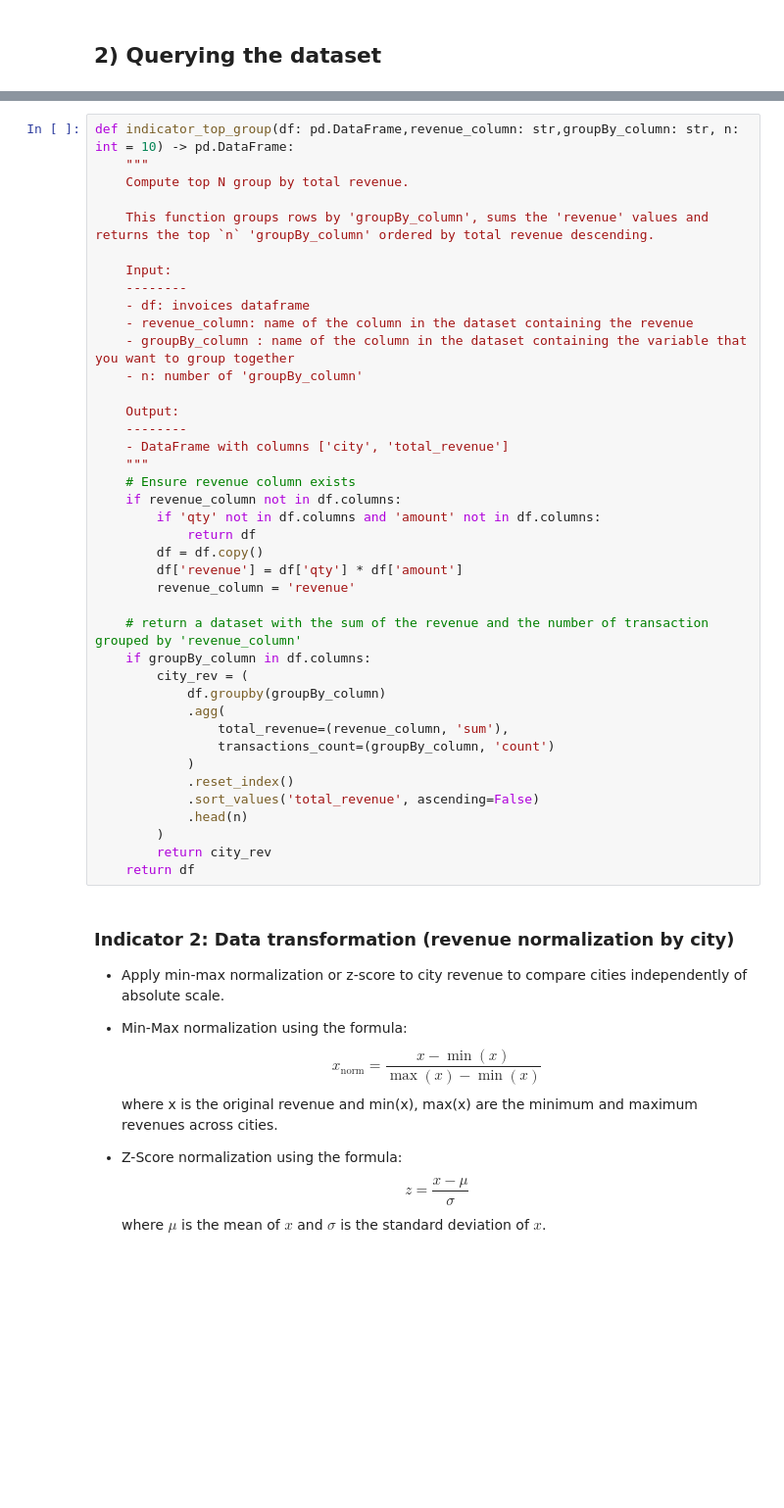
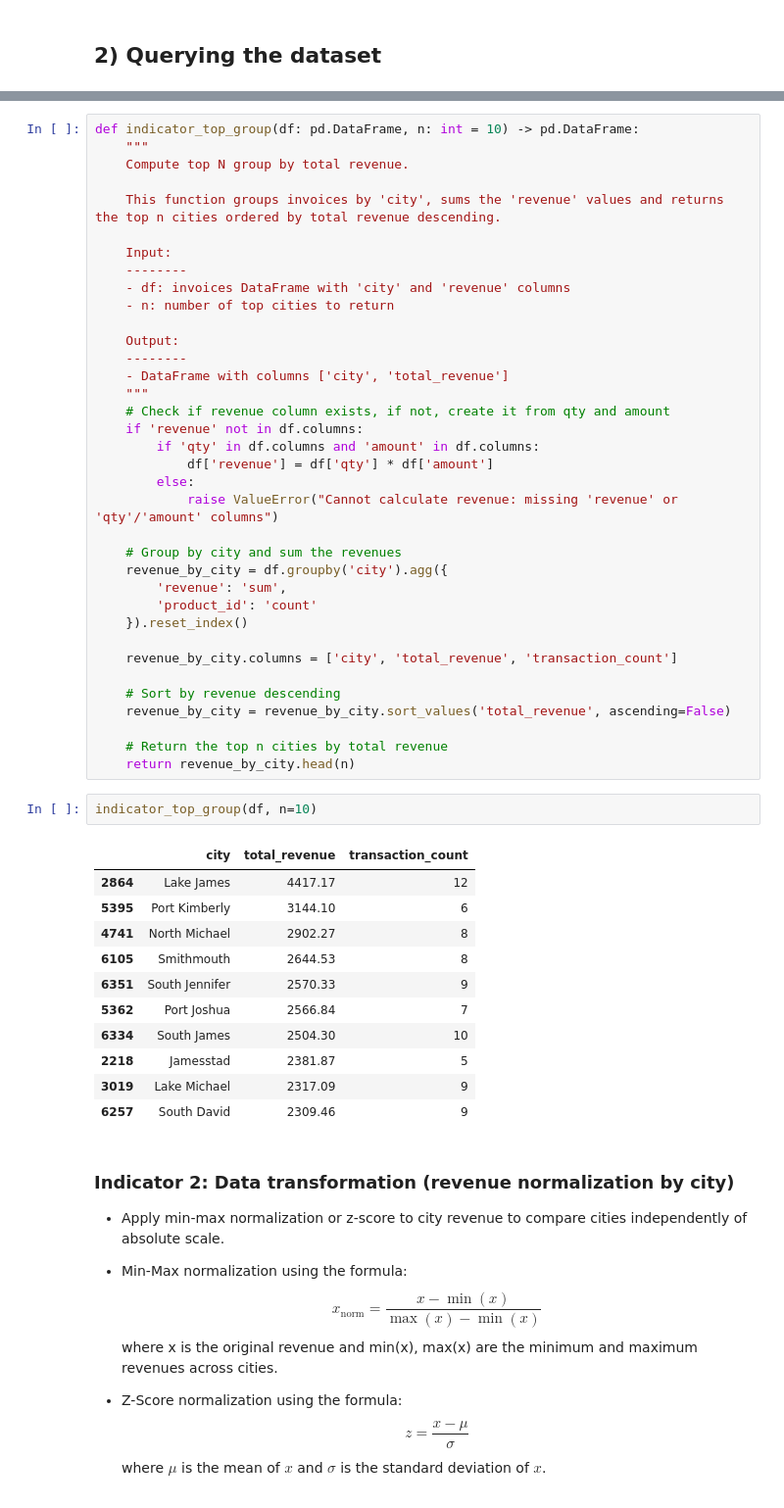
Before and after one commit to Loro67/invoices-data-analysis, a Jupyter notebook: Invoices-Dataset-Analysis.ipynb, the cells around one changed output, grey strips where cells are left out. Shown at 98% size. Cells and saved outputs as stored; diff of their text form; blank space fills up the shorter version.

```diff
--- a/Invoices-Dataset-Analysis.ipynb
+++ b/Invoices-Dataset-Analysis.ipynb
@@ -274,45 +306,55 @@ revenue  0.660933  0.675678  1.000000
 - Identifies the most profitable geographic locations by aggregating total revenue by city.
 - Could potentially be used for business (targeted marketing, logistics, etc.).
 # %%
-def indicator_top_group(df: pd.DataFrame,revenue_column: str,groupBy_column: str, n: int = 10) -> pd.DataFrame:
+def indicator_top_group(df: pd.DataFrame, n: int = 10) -> pd.DataFrame:
     """
     Compute top N group by total revenue.
 
-    This function groups rows by 'groupBy_column', sums the 'revenue' values and returns the top `n` 'groupBy_column' ordered by total revenue descending.
+    This function groups invoices by 'city', sums the 'revenue' values and returns the top n cities ordered by total revenue descending.
 
     Input:
     --------
-    - df: invoices dataframe
-    - revenue_column: name of the column in the dataset containing the revenue
-    - groupBy_column : name of the column in the dataset containing the variable that you want to group together
-    - n: number of 'groupBy_column'
+    - df: invoices DataFrame with 'city' and 'revenue' columns
+    - n: number of top cities to return
 
     Output:
     --------
     - DataFrame with columns ['city', 'total_revenue']
     """
-    # Ensure revenue column exists
-    if revenue_column not in df.columns:
-        if 'qty' not in df.columns and 'amount' not in df.columns:
-            return df
-        df = df.copy()
-        df['revenue'] = df['qty'] * df['amount']
-        revenue_column = 'revenue'
+    # Check if revenue column exists, if not, create it from qty and amount
+    if 'revenue' not in df.columns:
+        if 'qty' in df.columns and 'amount' in df.columns:
+            df['revenue'] = df['qty'] * df['amount']
+        else:
+            raise ValueError("Cannot calculate revenue: missing 'revenue' or 'qty'/'amount' columns")
 
-    # return a dataset with the sum of the revenue and the number of transaction grouped by 'revenue_column'
-    if groupBy_column in df.columns:
-        city_rev = (
-            df.groupby(groupBy_column)
-            .agg(
-                total_revenue=(revenue_column, 'sum'),
-                transactions_count=(groupBy_column, 'count')
-            )
-            .reset_index()
-            .sort_values('total_revenue', ascending=False)
-            .head(n)
-        )
-        return city_rev
-    return df
+    # Group by city and sum the revenues
+    revenue_by_city = df.groupby('city').agg({
+        'revenue': 'sum',
+        'product_id': 'count'
+    }).reset_index()
+
+    revenue_by_city.columns = ['city', 'total_revenue', 'transaction_count']
+
+    # Sort by revenue descending
+    revenue_by_city = revenue_by_city.sort_values('total_revenue', ascending=False)
+
+    # Return the top n cities by total revenue
+    return revenue_by_city.head(n)
+# %%
+indicator_top_group(df, n=10)
+# %% [output]
+|  | city | total_revenue | transaction_count |
+| 2864 | Lake James | 4417.17 | 12 |
+| 5395 | Port Kimberly | 3144.10 | 6 |
+| 4741 | North Michael | 2902.27 | 8 |
+| 6105 | Smithmouth | 2644.53 | 8 |
+| 6351 | South Jennifer | 2570.33 | 9 |
+| 5362 | Port Joshua | 2566.84 | 7 |
+| 6334 | South James | 2504.30 | 10 |
+| 2218 | Jamesstad | 2381.87 | 5 |
+| 3019 | Lake Michael | 2317.09 | 9 |
+| 6257 | South David | 2309.46 | 9 |
 # %% [markdown]
 ### Indicator 2: Data transformation (revenue normalization by city)
 - Apply min‑max normalization or z‑score to city revenue to compare cities independently of absolute scale.
```
Also changed, not shown: parts of 12 cells of this notebook.
